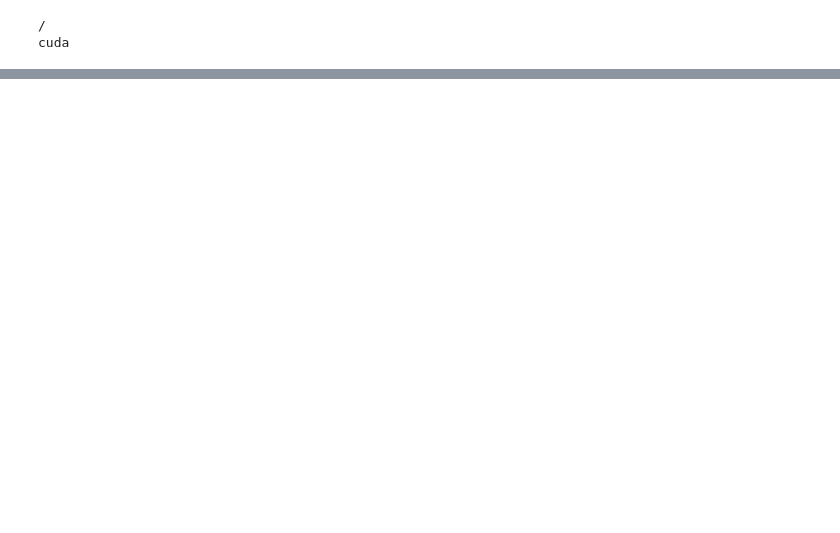
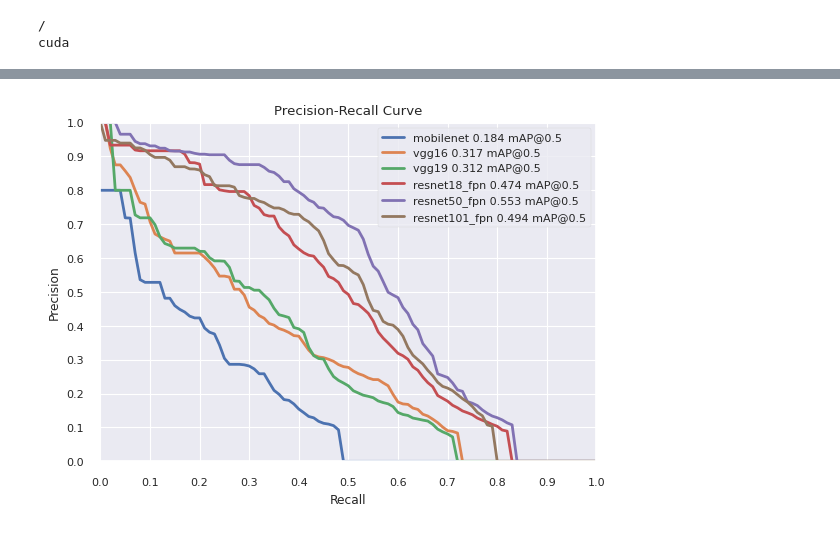
Before and after one commit to dadecampo/CVDeepLearning, a Jupyter notebook: wGrapesFasterRCNN_COLAB_last_2dataset.ipynb, the cells around one changed output, grey strips where cells are left out. Cells and saved outputs as stored; diff of their text form; code cells hidden in the pictures; blank space fills up the shorter version.

Commit message:
last collected data and project cleaning

```diff
--- a/wGrapesFasterRCNN_COLAB_last_2dataset.ipynb
+++ b/wGrapesFasterRCNN_COLAB_last_2dataset.ipynb
@@ -820,7 +875,7 @@ coco = evaluate(model, data_loader_test_wgisd, device=DEVICE)
 import seaborn as sns
 sns.set_theme()
 plt.style.use('seaborn-paper')
-
+backbones=["mobilenet","vgg16","vgg19","resnet18_fpn", "resnet50_fpn", "resnet101_fpn"]
 #F1 = (2 * precision * recall)/(precision+recall)
 for i in range(0,len(backbones)):
     all_precision = coco_tests_wgisd[i].coco_eval['bbox'].eval['precision']
@@ -829,7 +884,6 @@ for i in range(0,len(backbones)):
     pr_5 = all_precision[0, :, 0, 0, 2] # data for IoU@0.5
     x = np.arange(0, 1.01, 0.01)
     plt.plot(x, pr_5, label=backbones[i]+str(" {:.3f} mAP@0.5".format(map)), linewidth=2)
-
 
 plt.legend(loc="best")
 plt.xlim(0, 1)
@@ -846,16 +900,18 @@ plt.show()
 for i in range(0,len(backbones)):
     all_precision = coco_tests_wgisd[i].coco_eval['bbox'].eval['precision']
     map = coco_tests_wgisd[i].coco_eval['bbox'].stats[1]
+    map95= coco_tests_wgisd[i].coco_eval['bbox'].stats[0]
+    print(backbones[i]+": mAP@50="+str(map)+ ", mAP@50:95="+str(map95)+ ", FPS="+str(1000/fps_tests_wgisd[i]))
     plt.plot(1000/fps_tests_wgisd[i], map, label=backbones[i], linewidth=2, marker='o')
 
 plt.legend(loc="best")
-plt.xlim((1000/min(fps_tests_wgisd))-1, 1000/max(fps_tests_wgisd)+1)
-plt.ylim(0.3, 1)
+plt.xlim((1000/max(fps_tests_wgisd))-1, 20)
+plt.ylim(0.5, 1)
 plt.title('COCO mAP - FPS')
 plt.xlabel('FPS')
 plt.ylabel('COCO mAP@0.5')
-plt.xticks(np.arange(int(1000/min(fps_tests_wgisd)-5), int(1000/max(fps_tests_wgisd)+5), 3))
-plt.yticks(np.arange(0.3, 1.0001, 0.1))
+plt.xticks(np.arange(int(1000/max(fps_tests_wgisd)-3), int(20), 3))
+plt.yticks(np.arange(0.5, 1.0001, 0.1))
 
 plt.show()
 
@@ -888,6 +944,7 @@ plt.yticks(np.arange(0.0, 1.0001, 0.1))
 plt.show()
 
 
+
 # the function takes the original prediction and the iou threshold.
 def apply_nms(orig_prediction, iou_thresh=0.3):
     # torchvision returns the indices of the bboxes to keep
@@ -901,0 +969,70 @@ def apply_nms(orig_prediction, iou_thresh=0.3):
+# %%
+#F1 = (2 * precision * recall)/(precision+recall)
+for i in range(0,len(backbones)):
+    all_precision = coco_tests_wgrape[i].coco_eval['bbox'].eval['precision']
+    map = coco_tests_wgrape[i].coco_eval['bbox'].stats[1]
+
+    pr_5 = all_precision[0, :, 0, 0, 2] # data for IoU@0.5
+    x = np.arange(0, 1.01, 0.01)
+    plt.plot(x, pr_5, label=backbones[i]+str(" {:.3f} mAP@0.5".format(map)), linewidth=2)
+
+
+plt.legend(loc="best")
+plt.xlim(0, 1)
+plt.ylim(0, 1)
+plt.title('Precision-Recall Curve')
+plt.xlabel('Recall')
+plt.ylabel('Precision')
+plt.xticks(np.arange(0, 1.0001, 0.1))
+plt.yticks(np.arange(0, 1.0001, 0.1))
+
+plt.show()
+
+#F1 = (2 * precision * recall)/(precision+recall)
+for i in range(0,len(backbones)):
+    all_precision = coco_tests_wgrape[i].coco_eval['bbox'].eval['precision']
+    map = coco_tests_wgrape[i].coco_eval['bbox'].stats[1]
+    map95= coco_tests_wgrape[i].coco_eval['bbox'].stats[0]
+    print(backbones[i]+": mAP@50="+str(map)+ ", mAP@50:95="+str(map95)+ ", FPS="+str(1000/fps_tests_wgrape[i]))
+    plt.plot(1000/fps_tests_wgrape[i], map, label=backbones[i], linewidth=2, marker='o')
+
+plt.legend(loc="best")
+plt.xlim((1000/max(fps_tests_wgrape))-1, 1000/min(fps_tests_wgrape)+1)
+plt.ylim(0.3, 1)
+plt.title('COCO mAP - FPS')
+plt.xlabel('FPS')
+plt.ylabel('COCO mAP@0.5')
+plt.xticks(np.arange(int(1000/max(fps_tests_wgrape)-3), int(1000/min(fps_tests_wgrape)+5), 3))
+plt.yticks(np.arange(0.0, 1.0001, 0.1))
+
+plt.show()
+
+plt.figure(figsize=(10,6))
+
+#F1 = (2 * precision * recall)/(precision+recall)
+maps50=[]
+maps95=[]
+for i in range(0,len(backbones)):
+    all_precision = coco_tests_wgrape[i].coco_eval['bbox'].eval['precision']
+    map = coco_tests_wgrape[i].coco_eval['bbox'].stats[1]
+    maps50.append(map)
+    map = coco_tests_wgrape[i].coco_eval['bbox'].stats[0]
+    maps95.append(map)
+
+x = backbones
+plt.plot(x, maps50, label="mAP@50", color='r', linewidth=2, marker='o')
+plt.plot(x, maps95, label="mAP@50:95", color='b', linewidth=2, marker='o')
+
+
+plt.legend(loc="best")
+plt.xlim(0, len(backbones)-1)
+plt.ylim(0.3, 1)
+plt.title('Faster RCNN Backbones Evaluation')
+plt.xlabel('Backbones')
+plt.ylabel('COCO mAP')
+plt.xticks(np.arange(0, len(backbones), 1))
+plt.yticks(np.arange(0.0, 1.0001, 0.1))
+
+plt.show()
+# %% [output]
+[figure, added]
```
Also changed, not shown: parts of 12 cells of this notebook, 39 other files.
